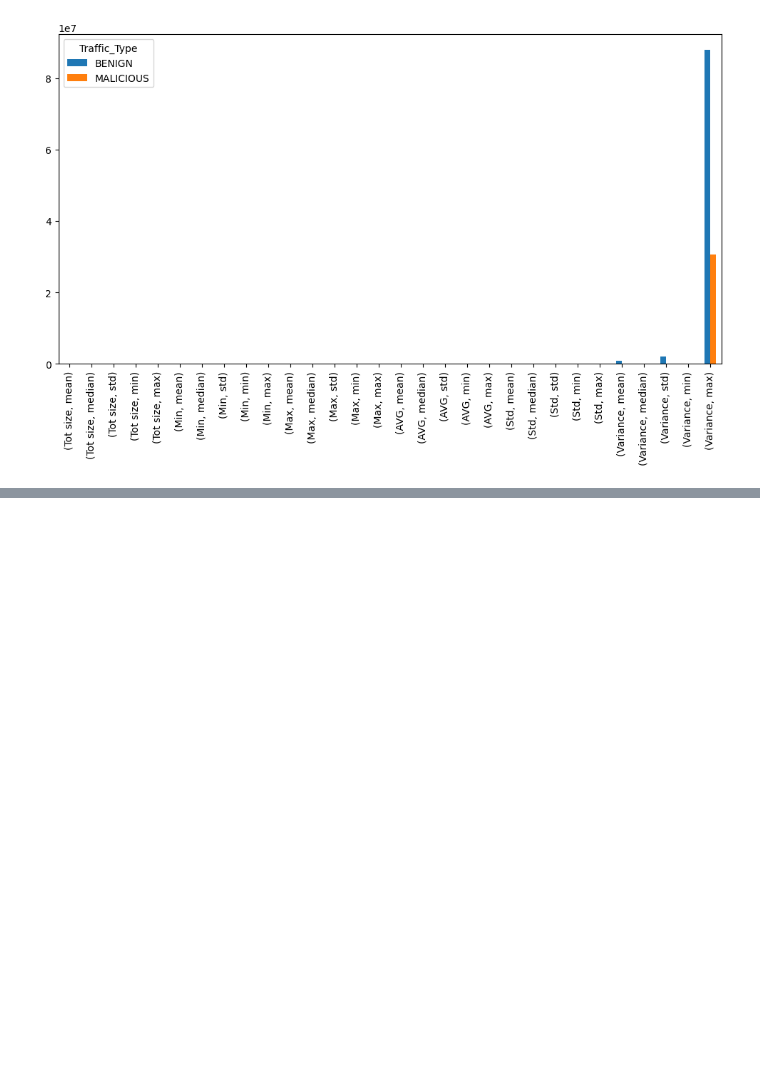
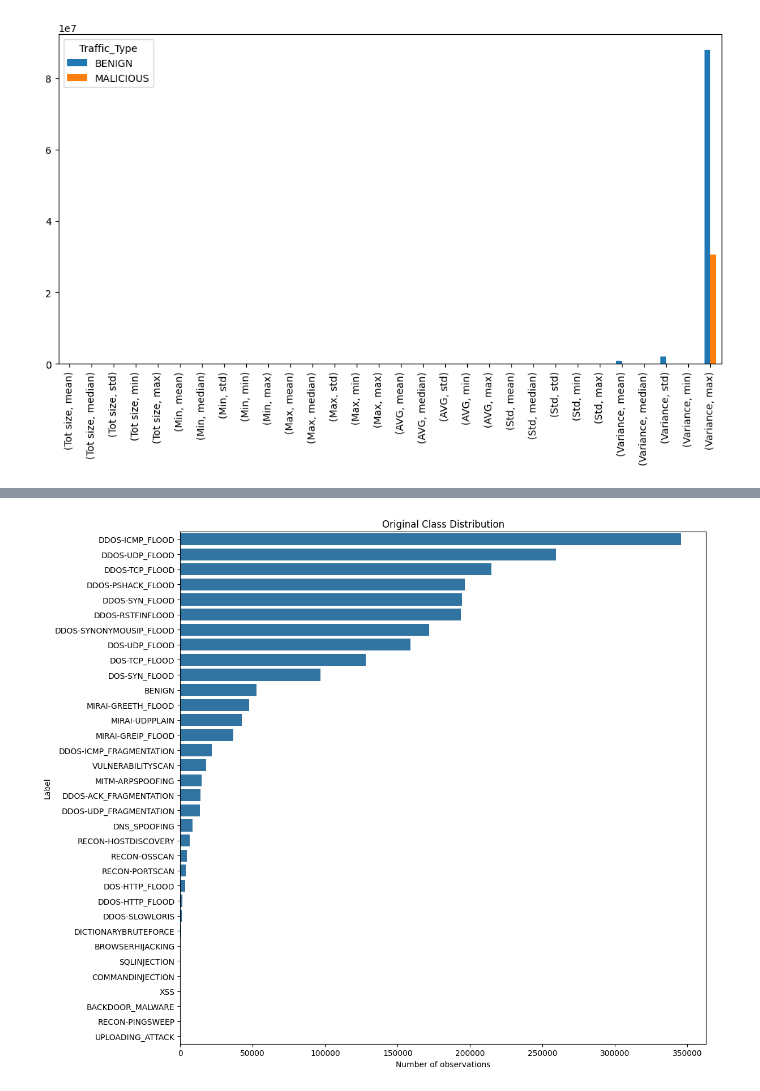
Before and after one commit to jchmola58/IoT-2023-semestral-work, a Jupyter notebook: notebook.ipynb, the cells around one changed output, grey strips where cells are left out. Drawn from its saved outputs; the diff is of its cells as text; code cells hidden in the pictures; blank space fills up the shorter version.

```diff
--- a/notebook.ipynb
+++ b/notebook.ipynb
@@ -237,0 +317,17 @@ traffic_type.plot(
+# %%
+label_counts = eda["Label"].value_counts()
+
+plt.figure(figsize=(12, 10))
+
+sns.barplot(
+    x=label_counts.values,
+    y=label_counts.index
+)
+
+plt.title("Original Class Distribution")
+plt.xlabel("Number of observations")
+plt.ylabel("Label")
+plt.tight_layout()
+plt.show()
+# %% [output]
+[figure, added]
```
Also changed, not shown: parts of 9 cells of this notebook.
